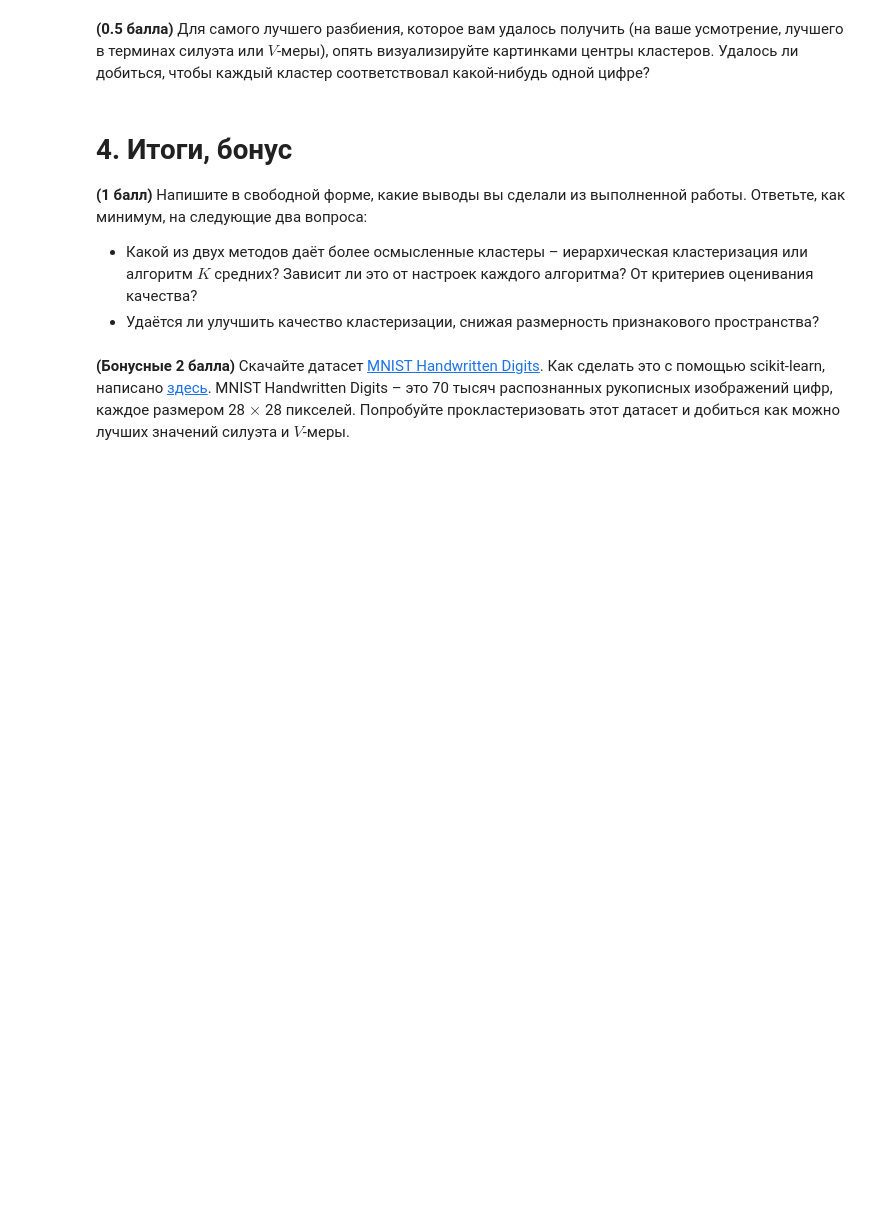
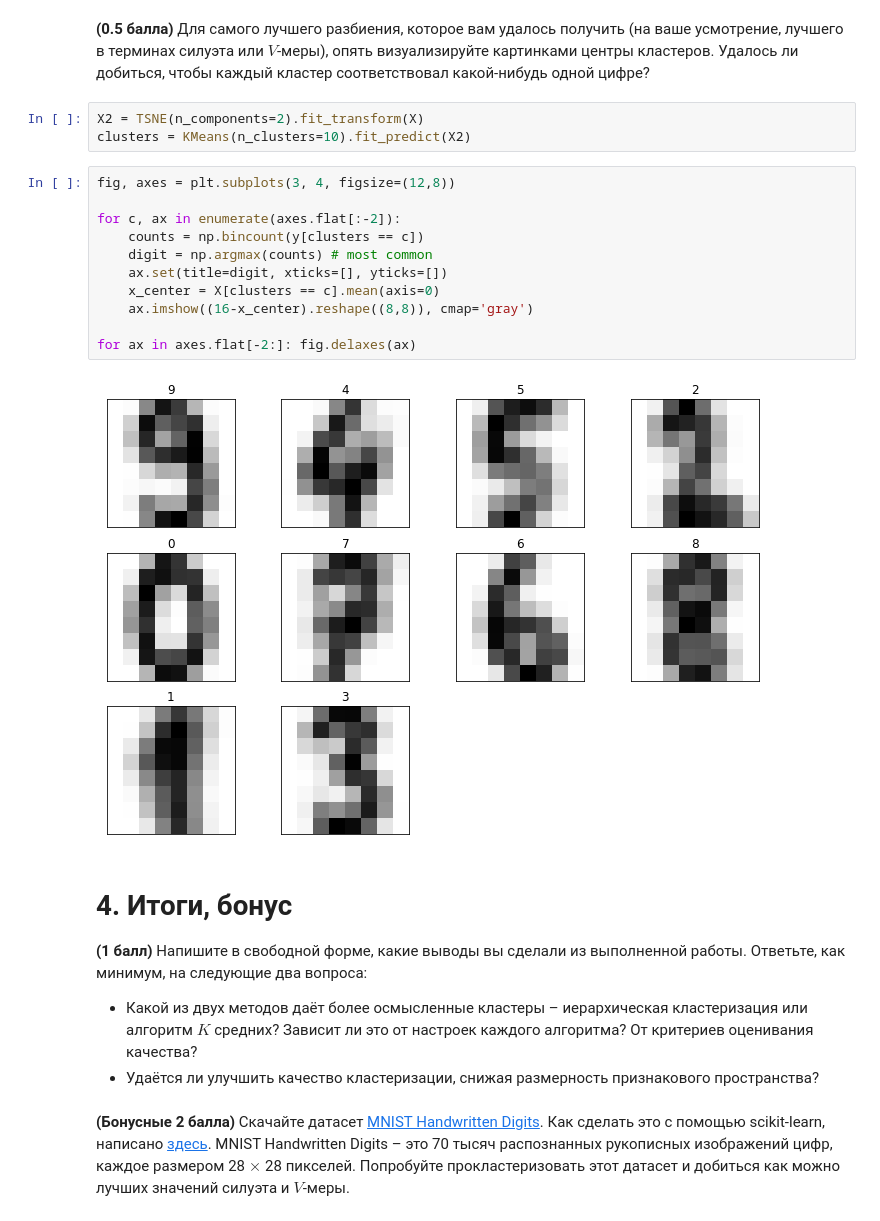
Before and after one commit to MitrofanovDmitry/study, a Jupyter notebook: practice/59 clustering/clustering.ipynb, the cells around one changed output. Cells and saved outputs as stored; diff of their text form; blank space fills up the shorter version.

```diff
--- a/practice/59 clustering/clustering.ipynb
+++ b/practice/59 clustering/clustering.ipynb
@@ -233,5 +305,21 @@ plt.legend();
 # %% [markdown]
 **(0.5 балла)** Для самого лучшего разбиения, которое вам удалось получить (на ваше усмотрение, лучшего в терминах силуэта или $V$-меры), опять визуализируйте картинками центры кластеров. Удалось ли добиться, чтобы каждый кластер соответствовал какой-нибудь одной цифре?
+# %%
+X2 = TSNE(n_components=2).fit_transform(X)
+clusters = KMeans(n_clusters=10).fit_predict(X2)
+# %%
+fig, axes = plt.subplots(3, 4, figsize=(12,8))
+
+for c, ax in enumerate(axes.flat[:-2]):
+    counts = np.bincount(y[clusters == c])
+    digit = np.argmax(counts) # most common
+    ax.set(title=digit, xticks=[], yticks=[])
+    x_center = X[clusters == c].mean(axis=0)
+    ax.imshow((16-x_center).reshape((8,8)), cmap='gray')
+
+for ax in axes.flat[-2:]: fig.delaxes(ax)
+# %% [output]
+[figure, added]
 # %% [markdown]
 # 4. Итоги, бонус
 
```
Also changed, not shown: parts of 7 cells of this notebook.
